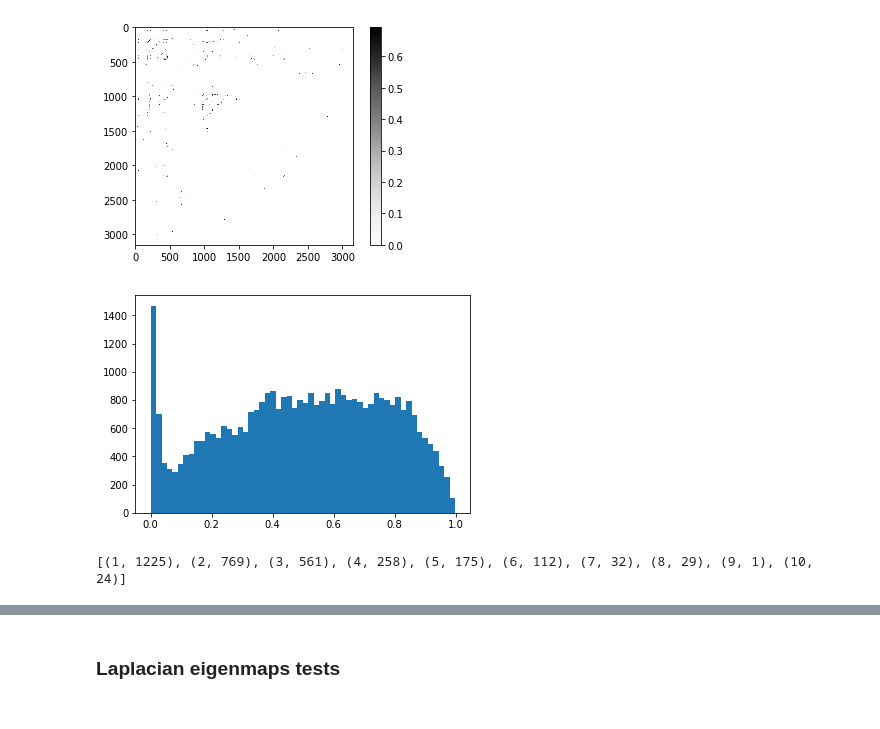
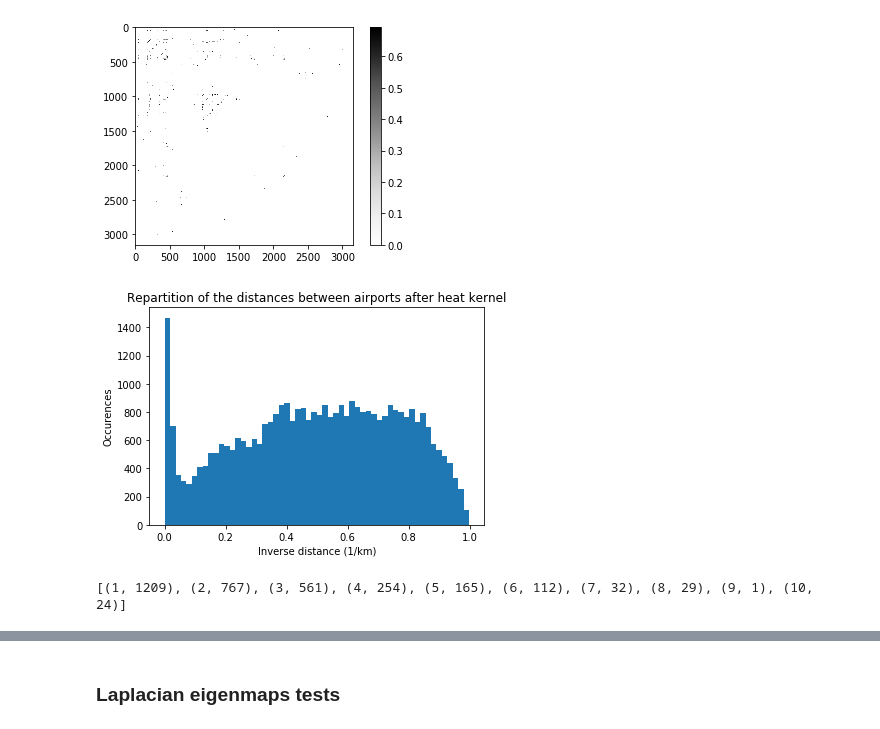
Before and after one commit to AmauV/NTDS, a Jupyter notebook: Project.ipynb, the cells around one changed output, grey strips where cells are left out. Cells and saved outputs as stored; diff of their text form; code cells hidden in the pictures.

Commit message:
Graph plot improvements + title proposal

```diff
--- a/Project.ipynb
+++ b/Project.ipynb
@@ -300,15 +296,19 @@ plt.colorbar()
 # %%
 # Plot distribution of inverse distances
 values = []
 
 for i in range(n_nodes_bg):
     for j in range(n_nodes_bg):
         if bg_heat[i][j] != 0:
             values.append(bg_heat[i][j])
 
-plt.hist(values, bins = int(np.sqrt(n_nodes_bg)));
+plt.hist(values, bins = int(np.sqrt(n_nodes_bg)))
+plt.xlabel("Inverse distance (1/km)")
+plt.ylabel("Occurences")
+plt.title("Repartition of the distances between airports after heat kernel")
+plt.show()
 # %% [output]
-[figure, old version]
+[figure, new version]
 # %%
 #ground truth
 dic = {"America":1, "Asia":2,"Europe":3,"Africa":4,"Pacific":5,"Australia":6,"Atlantic":7,"Indian":8,"Arctic":9,"\\N":10,np.nan:10}
@@ -359,6 +358,6 @@ for i in range(len(ground_truth)):
                 index_min = j
         gt_without_nan[i] = gt_without_nan[index_min]
 # %%
-print([(i, labels.tolist().count(i)) for i in set(labels)]) #label repartition for weighted_matrix_inv
+print([(i, labels_bg.tolist().count(i)) for i in set(labels_bg)]) #label repartition for bg_heat
 # %% [output]
-[(1, 1225), (2, 769), (3, 561), (4, 258), (5, 175), (6, 112), (7, 32), (8, 29), (9, 1), (10, 24)]
+[(1, 1209), (2, 767), (3, 561), (4, 254), (5, 165), (6, 112), (7, 32), (8, 29), (9, 1), (10, 24)]
```
Also changed, not shown: parts of 25 cells of this notebook.
